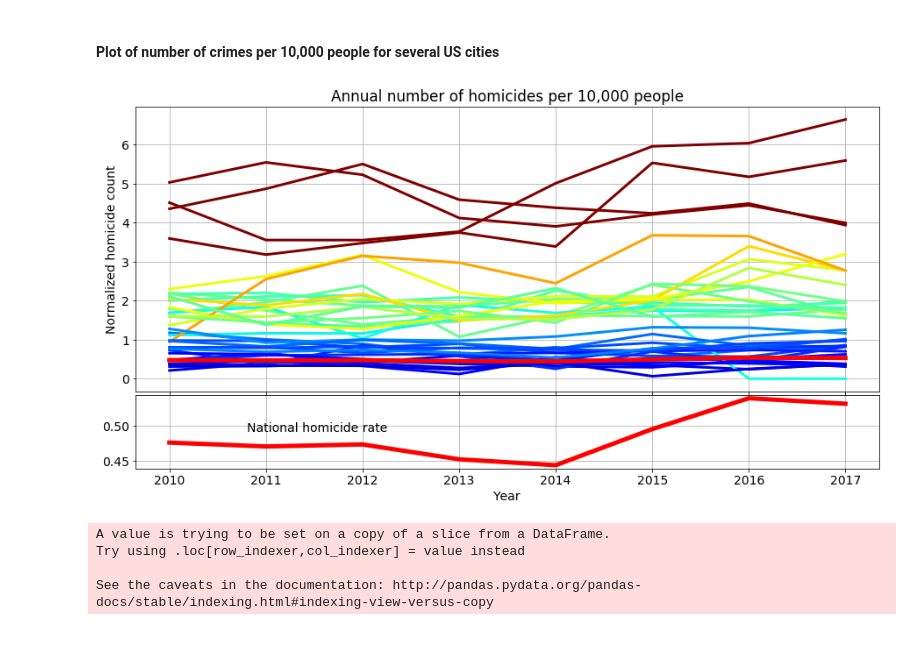
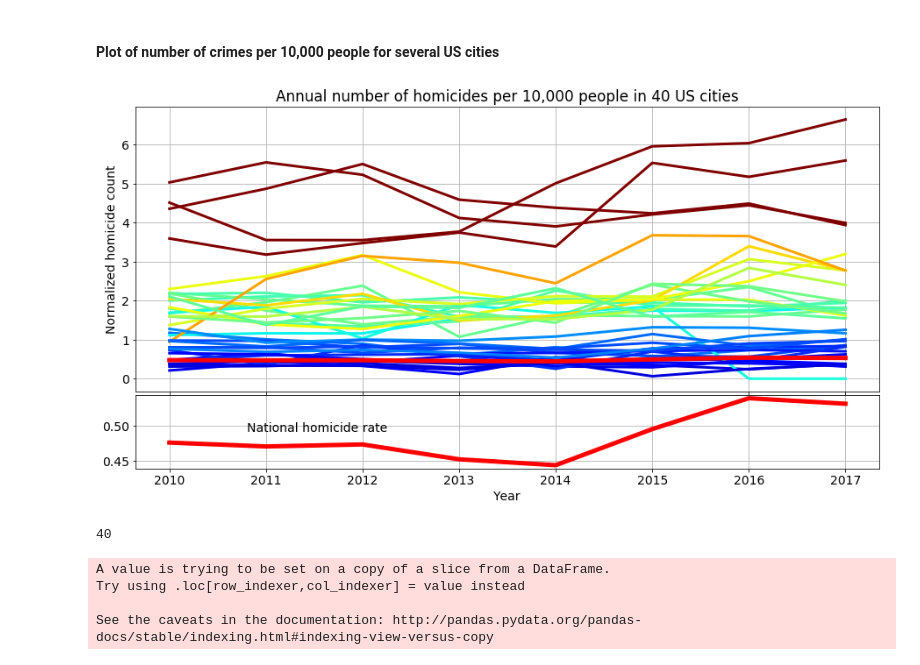
Before and after one commit to pkaercher/TheDataIncubatorProject, a Jupyter notebook: DataIncubatorProject.ipynb, the cells around one changed output. Saved outputs shown, nothing was run; the diff lists cells and outputs as text; code cells hidden in the pictures.

```diff
--- a/DataIncubatorProject.ipynb
+++ b/DataIncubatorProject.ipynb
@@ -440,36 +442,40 @@ colors = [plt.cm.jet(i) for i in np.linspace(0, 0.9, len(cities))]
 
 plt.subplot(gs[0:15,0:19])
 plt.grid()
 
 city_colors = {}
 city_hom_ave = {}
 for city in cities:
     city_df = offense_cities[offense_cities['city']==city]
     calc_color = plt.cm.jet(city_df['normalized_actual'].max()/5)
     city_colors[city] = calc_color
     city_hom_ave[city] = city_df['normalized_actual'].mean()
     plt.plot(city_df['data_year'],city_df['normalized_actual'],lw=3,c=calc_color)#,label=city)
 
 plt.plot(fbi_national_ucr_since2010['year'],\
      fbi_national_ucr_since2010[offense]/fbi_national_ucr_since2010['population']*10000,\
      color='r',lw=5,label='US')
 
 plt.ylabel('Normalized homicide count')
-plt.title('Annual number of homicides per 10,000 people')
+plt.title('Annual number of homicides per 10,000 people in 40 US cities')
 
 
 plt.subplot(gs[15:19,0:19])
 plt.grid()
 
 plt.plot(fbi_national_ucr_since2010['year'],\
          fbi_national_ucr_since2010['homicide']/fbi_national_ucr_since2010['population']*10000,\
          color='r',lw=5)
 plt.xlabel('Year')
 plt.annotate('National homicide rate',xy=(0.15,0.50),xycoords='axes fraction')
 
-# savefig("Annual_homicide_rates.png", dpi=400)
+# savefig("Figure_1_annual_homicide_rates.png", dpi=400)
 # %% [output]
-[figure, old version]
+[figure, new version]
+# %%
+len(cities)
+# %% [output]
+40
 # %%
 all_data['city_color'] = all_data['city'].map(city_colors)
 all_data['mean_hom'] = all_data['city'].map(city_hom_ave)
```
Also changed, not shown: parts of 2 cells of this notebook.
